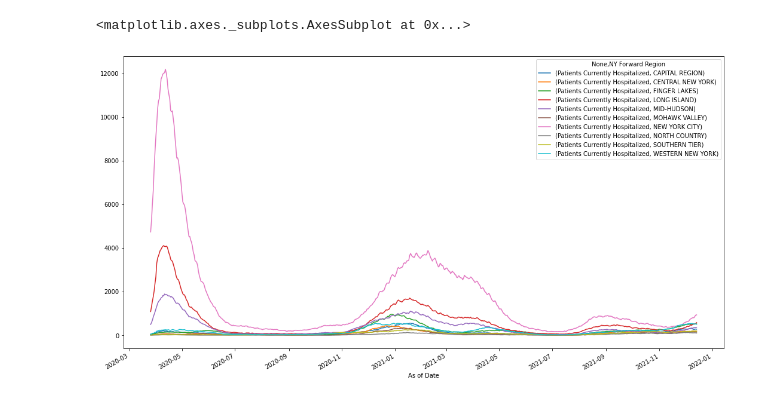
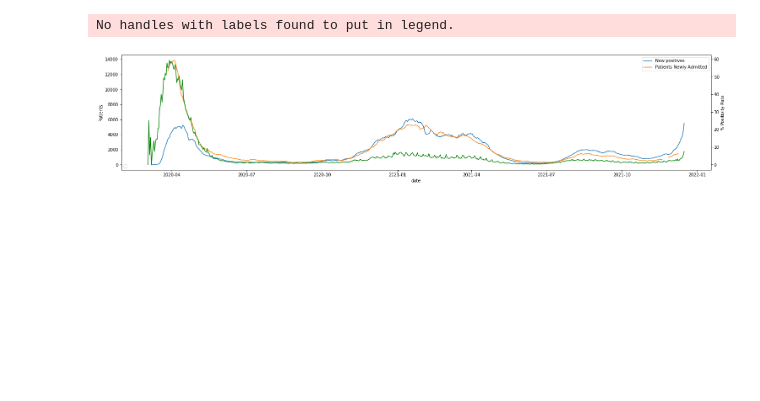
Before and after one commit to adervish/random_public, a Jupyter notebook: NYC_Hospitals.ipynb, the cells around one changed output. Saved outputs shown, nothing was run; the diff lists cells and outputs as text; code cells hidden in the pictures; blank space fills up the shorter version.

```diff
--- a/NYC_Hospitals.ipynb
+++ b/NYC_Hospitals.ipynb
@@ -6,9 +6,12 @@ import requests
 import json
 import numpy as np
 import matplotlib
+import matplotlib.pyplot as plt
 
-live_url = 'https://health.data.ny.gov/api/views/jw46-jpb7/rows.csv?accessType=DOWNLOAD'
-snapshot_url = 'https://raw.githubusercontent.com/adervish/random_public/main/2021_12_17_snapshot.csv'
-
-df = pd.read_csv(snapshot_url)
-df['As of Date']= pd.to_datetime(df['As of Date'])
+hosp_live_url = 'https://health.data.ny.gov/api/views/jw46-jpb7/rows.csv?accessType=DOWNLOAD'
+hosp_snapshot_url = 'https://raw.githubusercontent.com/adervish/random_public/main/2021_12_17_snapshot.csv'
+hosp = pd.read_csv(hosp_snapshot_url)
+hosp['As of Date']= pd.to_datetime(hosp['As of Date'])
+testing_url = 'https://health.data.ny.gov/api/views/xdss-u53e/rows.csv?accessType=DOWNLOAD'
+testing = pd.read_csv(testing_url)
+testing['Test Date']= pd.to_datetime(testing['Test Date'])
@@ -37,5 +18,28 @@ list(pvt.columns)
-# %%
-pvt.plot(figsize=(18,10))
-# %% [output]
-<matplotlib.axes._subplots.AxesSubplot at 0x...>
-[figure, removed]
+# %%
+nyc_hosp = hosp[ hosp['NY Forward Region'] == 'NEW YORK CITY']
+nh = nyc_hosp.groupby(['As of Date']).sum()
+options = ['Kings', 'New York', 'Bronx', 'Queens', 'Richmond']
+nyc = testing[ testing['County'].isin(options) ]
+nyc = nyc.groupby('Test Date').sum()
+merged = pd.merge(nh, nyc, how='outer', left_index=True, right_index=True)
+#merged = merged.sort_values('Test Date')
+merged['New Positives CMA 1'] = merged['New Positives'].rolling(7).mean()
+merged['Patients Newly Admitted'] = merged['Patients Newly Admitted'].rolling(7).mean()
+merged['Patients Newly Admitted'] = merged['Patients Newly Admitted'] * 17
+merged['Positivity rate'] =  merged['New Positives'] / merged['Total Number of Tests Performed'] * 100
+merged['Patients Newly Admitted'] = merged['Patients Newly Admitted'].shift(-5)
+
+fig,ax = plt.subplots(figsize=(25,5))
+ax.plot(merged.index, merged['New Positives CMA 1'], label='New positives')
+ax.plot(merged.index, merged['Patients Newly Admitted'], label='Patients Newly Admitted')
+ax.set_xlabel("date")
+ax.set_ylabel("Patients")
+ax2=ax.twinx()
+ax2.plot(merged.index, merged['Positivity rate'], color="green")
+ax2.set_ylabel('% Positivity Rate')
+ax.legend(loc=1)
+ax2.legend(loc=3)
+plt.draw()
+# %% [output]
+No handles with labels found to put in legend.
+[figure, added]
```
Also changed, not shown: parts of 6 cells of this notebook.
